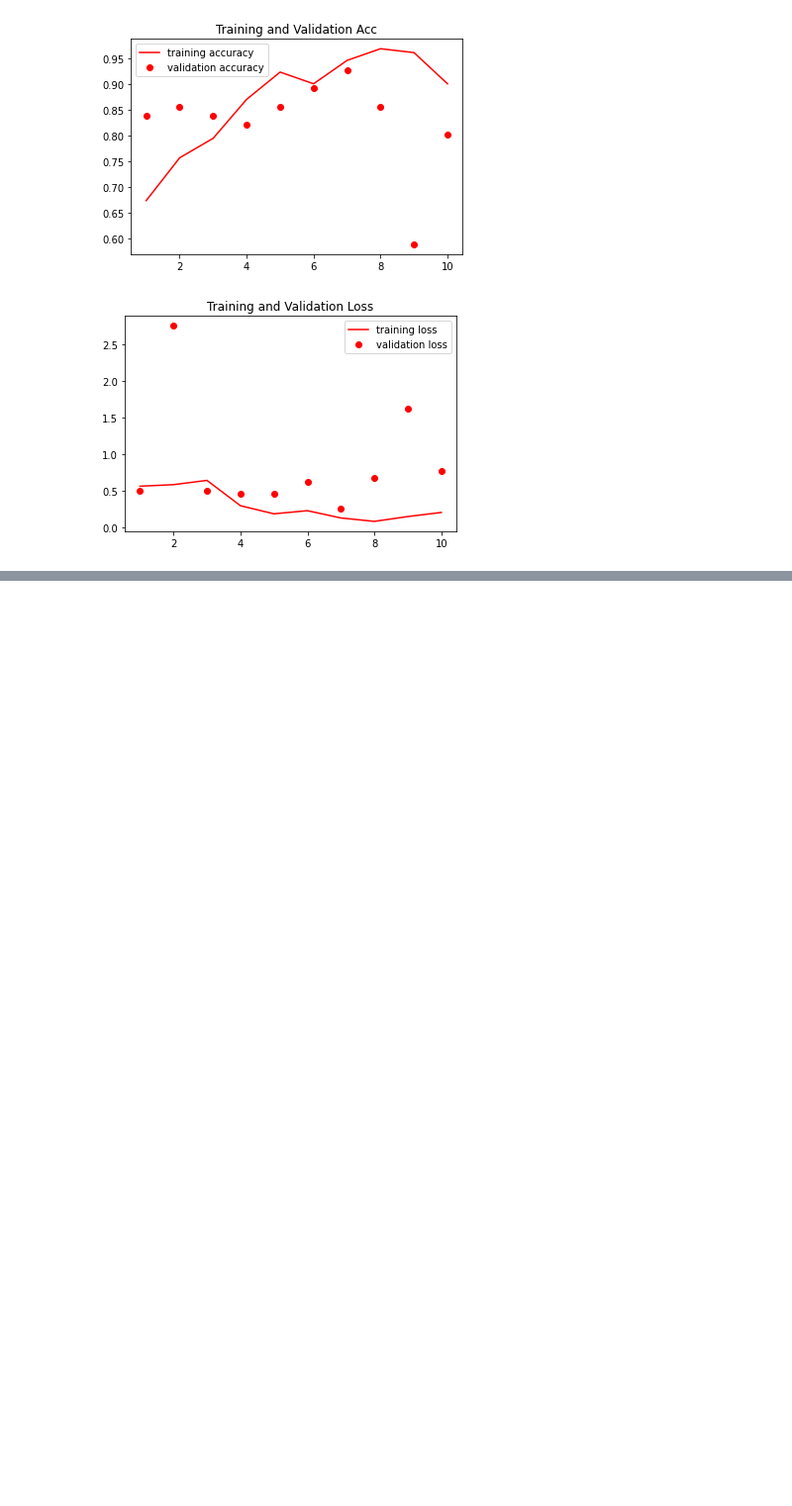
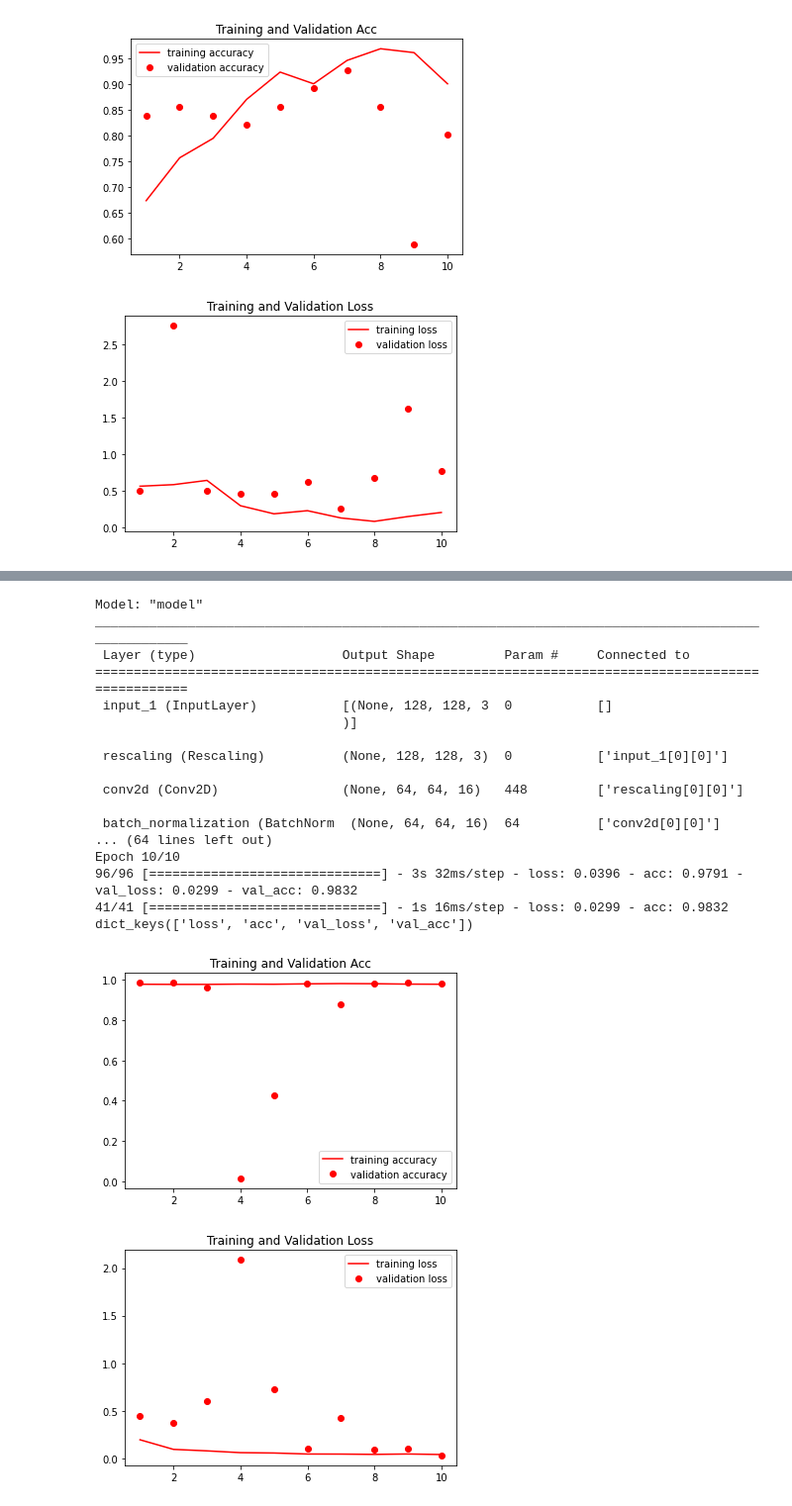
Before and after one commit to wiplash742000/Masters_Thesis_Automated_Detection_of_COVID_19_Using_GANs_and_CNNs, a Jupyter notebook: Jupyter Notebooks/CNNS/X_Ray_COVID_19_CNNs.ipynb, the cells around one changed output, grey strips where cells are left out. Shown at 99% size. Drawn from its saved outputs; the diff is of its cells as text; code cells hidden in the pictures; blank space fills up the shorter version.

```diff
--- a/Jupyter Notebooks/CNNS/X_Ray_COVID_19_CNNs.ipynb
+++ b/Jupyter Notebooks/CNNS/X_Ray_COVID_19_CNNs.ipynb
@@ -471,0 +557,57 @@ dict_keys(['loss', 'acc', 'val_loss', 'val_acc'])
+# %%
+epochs = 10
+
+callbacks = [
+    keras.callbacks.ModelCheckpoint("save_at_{epoch}.keras"),
+]
+model.compile(
+    optimizer=keras.optimizers.Adam(1e-3),
+    loss="binary_crossentropy",
+    metrics=["acc"],
+)
+model.summary()
+history = model.fit(
+    train_ds,
+    epochs=epochs,
+    callbacks=callbacks,
+    validation_data=val_ds)
+model.evaluate(val_ds)
+model.save('content/gdrive/My Drive/CNN_Models_Baseline/xray_covid19_dataset_model_augmented.h5')
+print(history.history.keys())
+accuracy = history.history['acc']
+val_accuracy = history.history['val_acc']
+train_loss = history.history['loss']
+val_loss = history.history['val_loss']
+epochs = range(1,len(accuracy) + 1)
+
+plt.plot(epochs, accuracy,'r',label = 'training accuracy')
+plt.plot(epochs, val_accuracy,'ro',label = 'validation accuracy')
+plt.title('Training and Validation Acc')
+plt.legend()
+plt.show()
+
+plt.plot(epochs, train_loss,'r',label = 'training loss')
+plt.plot(epochs, val_loss,'ro',label = 'validation loss')
+plt.title('Training and Validation Loss')
+plt.legend()
+plt.show()
+# %% [output]
+Model: "model"
+__________________________________________________________________________________________________
+ Layer (type)                   Output Shape         Param #     Connected to
+==================================================================================================
+ input_1 (InputLayer)           [(None, 128, 128, 3  0           []
+                                )]
+
+ rescaling (Rescaling)          (None, 128, 128, 3)  0           ['input_1[0][0]']
+
+ conv2d (Conv2D)                (None, 64, 64, 16)   448         ['rescaling[0][0]']
+
+ batch_normalization (BatchNorm  (None, 64, 64, 16)  64          ['conv2d[0][0]']
+... (64 lines left out)
+Epoch 10/10
+96/96 [==============================] - 3s 32ms/step - loss: 0.0396 - acc: 0.9791 - val_loss: 0.0299 - val_acc: 0.9832
+41/41 [==============================] - 1s 16ms/step - loss: 0.0299 - acc: 0.9832
+dict_keys(['loss', 'acc', 'val_loss', 'val_acc'])
+[figure, added]
+[figure, added]
```
Also changed, not shown: parts of 6 cells of this notebook, 8 other files.
